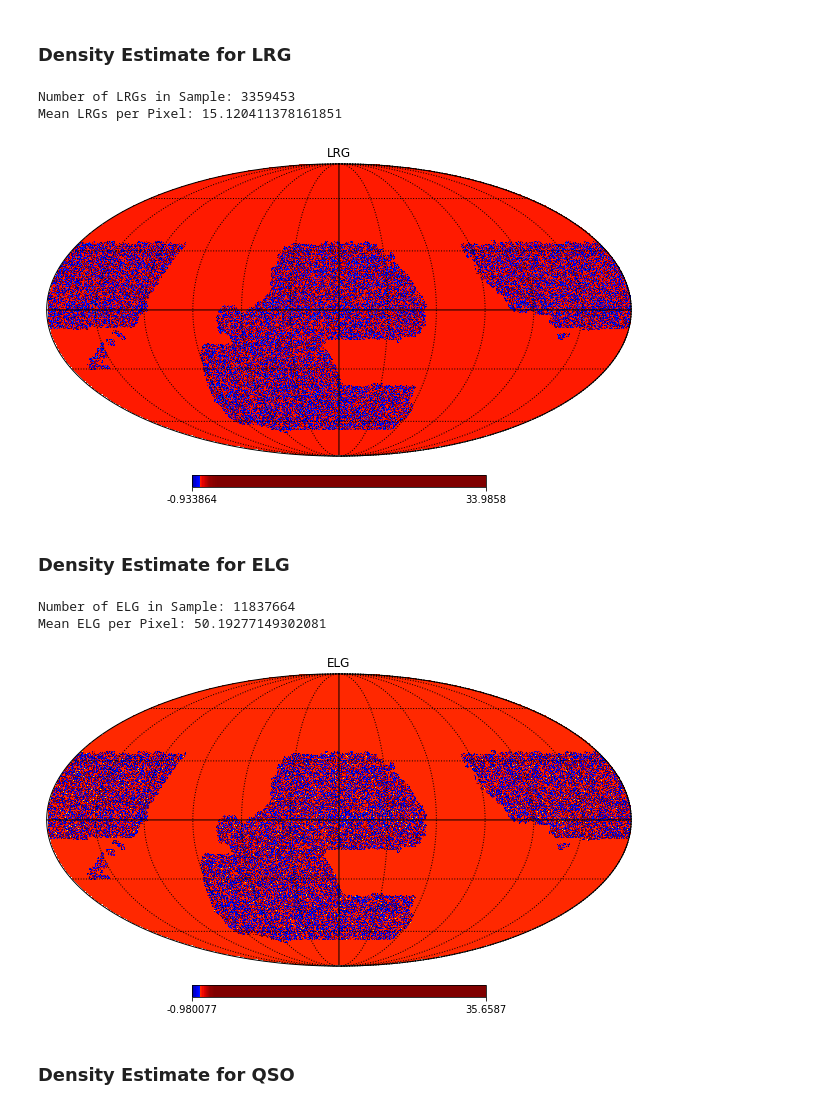
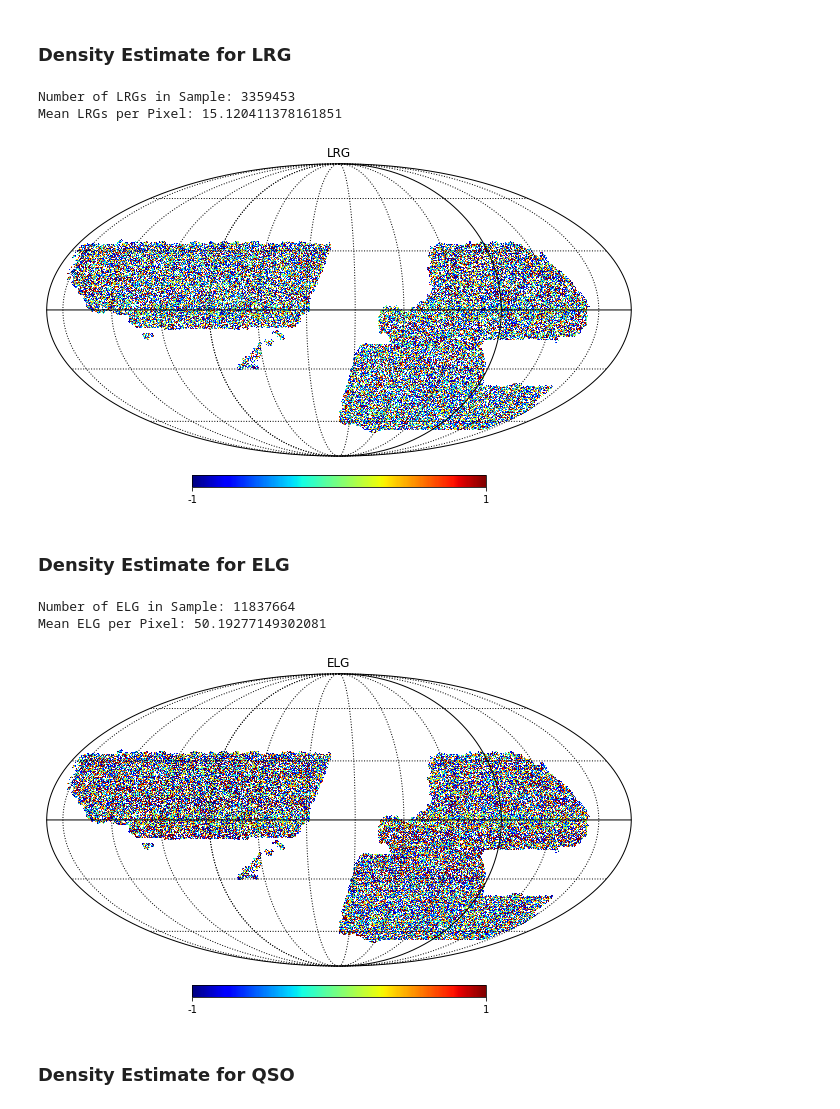
Before and after one commit to elleggert/astrostatistics, a Jupyter notebook: data_exploration/galaxy_density.ipynb, the cells around one changed output. Saved outputs shown, nothing was run; the diff lists cells and outputs as text; code cells hidden in the pictures.

Commit message:
Visualisation with masked arrays for white background

```diff
--- a/data_exploration/galaxy_density.ipynb
+++ b/data_exploration/galaxy_density.ipynb
@@ -71,29 +71,31 @@ def raDec2thetaPhi(ra, dec):
 # %%
 df_LRG = df[df["Target_type"] == 1]
 ra_LRG = df_LRG["RA"].to_numpy(copy=True)
 dec_LRG = df_LRG["DEC"].to_numpy(copy=True)
 theta, phi = raDec2thetaPhi(ra_LRG, dec_LRG)
 
 print("Number of LRGs in Sample:", len(ra_LRG))
 
 m_LRG = np.zeros(NPIX)
 LRG_pixel_indices = hp.ang2pix(NSIDE, theta,phi)
 
 # Finding out unique indices and how often they appear --> shows the density of LRGs in this pixel
 (unique, counts) = np.unique(LRG_pixel_indices, return_counts=True)
 
 mean_LRG = counts.mean()
 print("Mean LRGs per Pixel:", mean_LRG)
 # Calculating Densities for every block
 density_LRG = (counts / mean_LRG) - 1
 
 m_LRG[unique] = density_LRG
-hp.mollview(m_LRG, title="LRG", norm="hist",cmap="jet")
+mask = (m_LRG == 0)
+m_LRG[mask] = np.nan
+hp.mollview(m_LRG, title="LRG", min=-1, max=1,cmap="jet", notext=False, rot=(100,0,0), badcolor='white', remove_dip=True, remove_mono=True)
 hp.graticule()
 # %% [output]
 Number of LRGs in Sample: 3359453
 Mean LRGs per Pixel: 15.120411378161851
-[figure, old version]
+[figure, new version]
 # %% [markdown]
 ### Density Estimate for ELG
 # %%
@@ -120,12 +122,14 @@ print("Mean ELG per Pixel:", mean_ELG)
 density_ELG = (counts / mean_ELG) - 1
 
 m_ELG[unique] = density_ELG
-hp.mollview(m_ELG, title="ELG", norm="hist",cmap="jet")
+mask = (m_ELG == 0)
+m_ELG[mask] = np.nan
+hp.mollview(m_ELG, title="ELG", min=-1, max=1,cmap="jet", notext=False, rot=(100,0,0), badcolor='white', remove_dip=True, remove_mono=True)
 hp.graticule()
 # %% [output]
 Number of ELG in Sample: 11837664
 Mean ELG per Pixel: 50.19277149302081
-[figure, old version]
+[figure, new version]
 # %% [markdown]
 ### Density Estimate for QSO
 # %%
```
Also changed, not shown: parts of 2 cells of this notebook.
